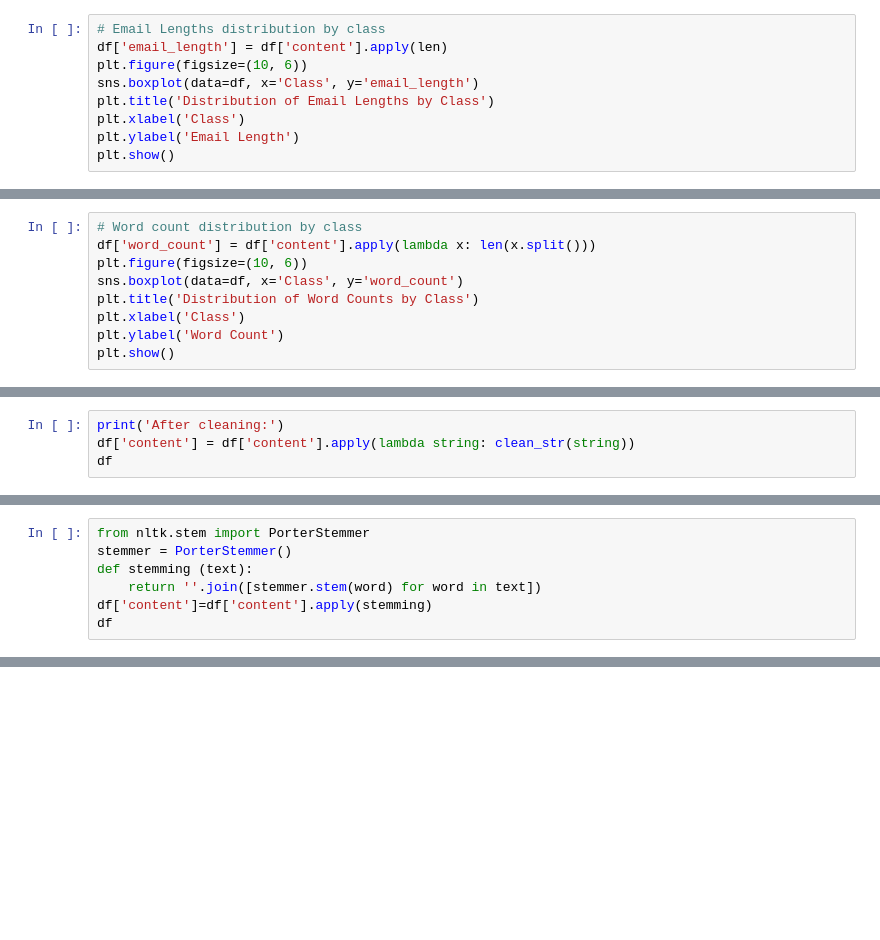
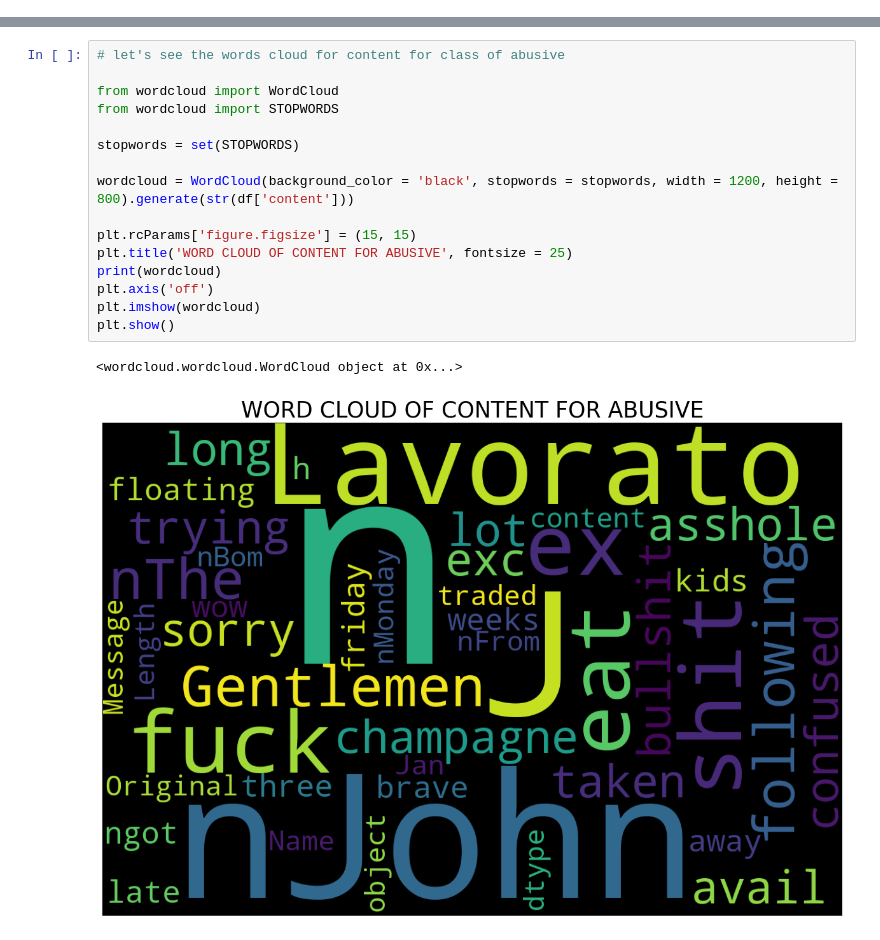
Before and after one commit to rajveersinghcse/Email-Classification, a Jupyter notebook: email_classification.ipynb, the cells around one changed output, grey strips where cells are left out. Cells and saved outputs as stored; diff of their text form; blank space fills up the shorter version.

```diff
--- a/email_classification.ipynb
+++ b/email_classification.ipynb
@@ -103,9 +151,0 @@ plt.show()
-# %%
-# Email Lengths distribution by class
-df['email_length'] = df['content'].apply(len)
-plt.figure(figsize=(10, 6))
-sns.boxplot(data=df, x='Class', y='email_length')
-plt.title('Distribution of Email Lengths by Class')
-plt.xlabel('Class')
-plt.ylabel('Email Length')
-plt.show()
@@ -114,9 +151,0 @@ plt.show()
-# %%
-# Word count distribution by class
-df['word_count'] = df['content'].apply(lambda x: len(x.split()))
-plt.figure(figsize=(10, 6))
-sns.boxplot(data=df, x='Class', y='word_count')
-plt.title('Distribution of Word Counts by Class')
-plt.xlabel('Class')
-plt.ylabel('Word Count')
-plt.show()
@@ -211,4 +151,0 @@ Before cleaning:
-# %%
-print('After cleaning:')
-df['content'] = df['content'].apply(lambda string: clean_str(string))
-df
@@ -232,7 +151,0 @@ After cleaning:
-# %%
-from nltk.stem import PorterStemmer
-stemmer = PorterStemmer()
-def stemming (text):
-    return ''.join([stemmer.stem(word) for word in text])
-df['content']=df['content'].apply(stemming)
-df
@@ -252,0 +152,19 @@ df
+# %%
+# let's see the words cloud for content for class of abusive
+
+from wordcloud import WordCloud
+from wordcloud import STOPWORDS
+
+stopwords = set(STOPWORDS)
+
+wordcloud = WordCloud(background_color = 'black', stopwords = stopwords, width = 1200, height = 800).generate(str(df['content']))
+
+plt.rcParams['figure.figsize'] = (15, 15)
+plt.title('WORD CLOUD OF CONTENT FOR ABUSIVE', fontsize = 25)
+print(wordcloud)
+plt.axis('off')
+plt.imshow(wordcloud)
+plt.show()
+# %% [output]
+<wordcloud.wordcloud.WordCloud object at 0x...>
+[figure, added]
```
Also changed, not shown: parts of 83 cells of this notebook, 2 other files.
